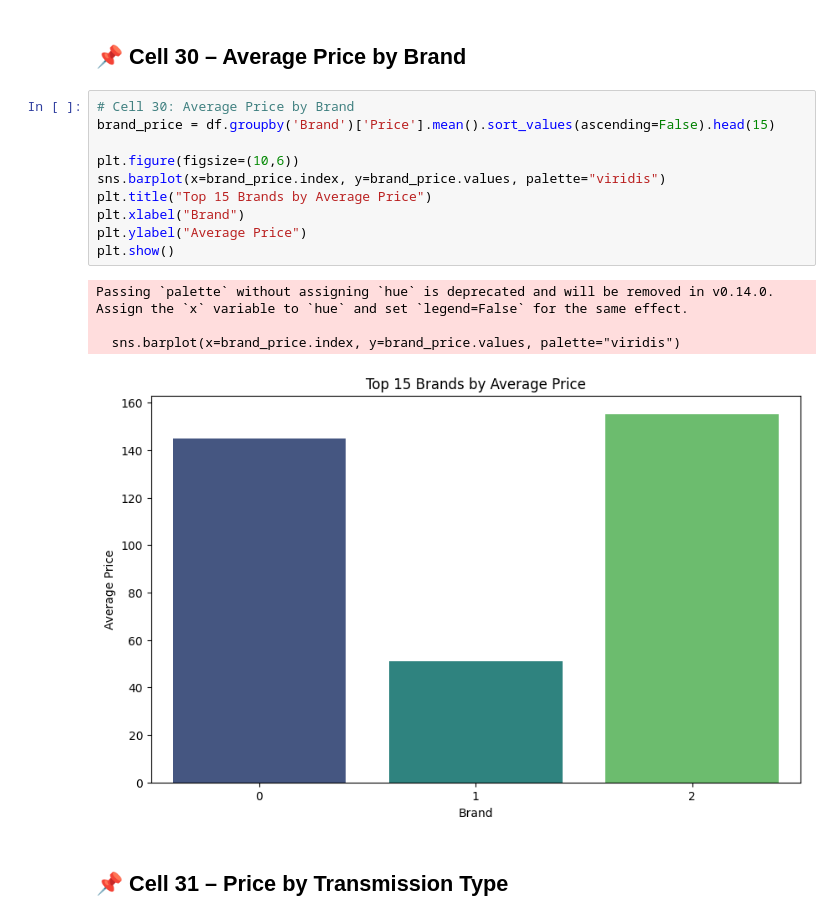
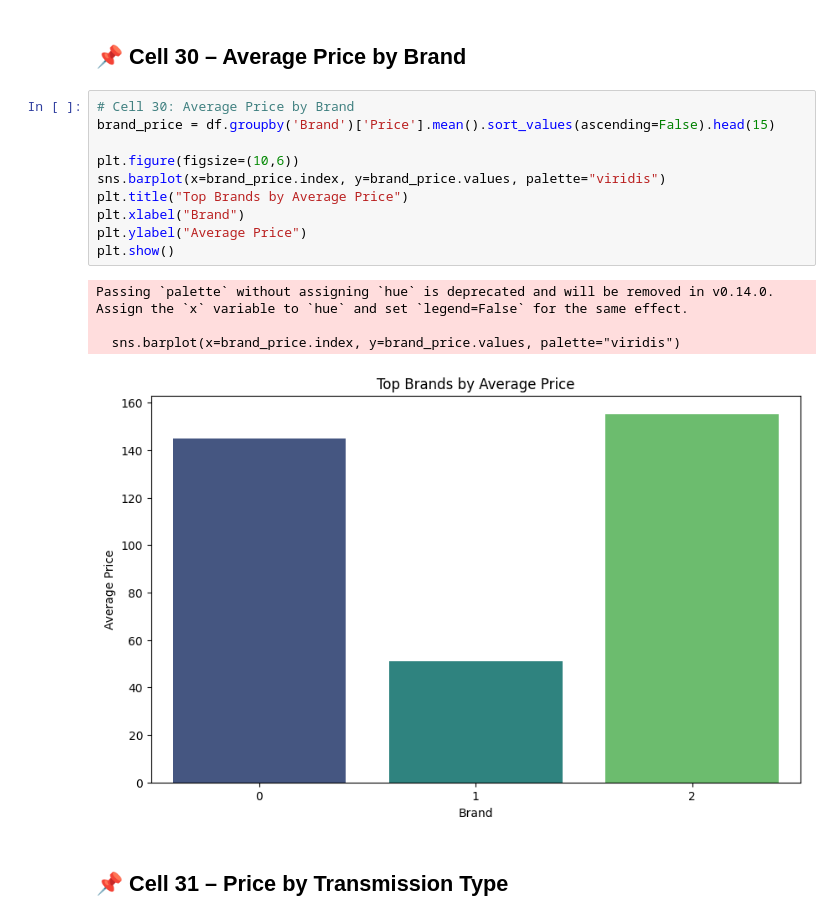
Before and after one commit to omarkhaled1000/Used_Egyptian_Cars_Price_Predictor_ML_Project, a Jupyter notebook: Used_Egyptian_Cars_Price_Predictor_ML_Project.ipynb, the cells around one changed output. Cells and saved outputs as stored; diff of their text form.

```diff
--- a/Used_Egyptian_Cars_Price_Predictor_ML_Project.ipynb
+++ b/Used_Egyptian_Cars_Price_Predictor_ML_Project.ipynb
@@ -627,18 +627,18 @@ plt.show()
 # %%
 # Cell 30: Average Price by Brand
 brand_price = df.groupby('Brand')['Price'].mean().sort_values(ascending=False).head(15)
 
 plt.figure(figsize=(10,6))
 sns.barplot(x=brand_price.index, y=brand_price.values, palette="viridis")
-plt.title("Top 15 Brands by Average Price")
+plt.title("Top Brands by Average Price")
 plt.xlabel("Brand")
 plt.ylabel("Average Price")
 plt.show()
 # %% [output]
 Passing `palette` without assigning `hue` is deprecated and will be removed in v0.14.0. Assign the `x` variable to `hue` and set `legend=False` for the same effect.
 
   sns.barplot(x=brand_price.index, y=brand_price.values, palette="viridis")
-[figure, old version]
+[figure, new version]
 # %% [markdown]
 ## 📌 Cell 31 – Price by Transmission Type
 # %%
```
Also changed, not shown: parts of 3 cells of this notebook.
